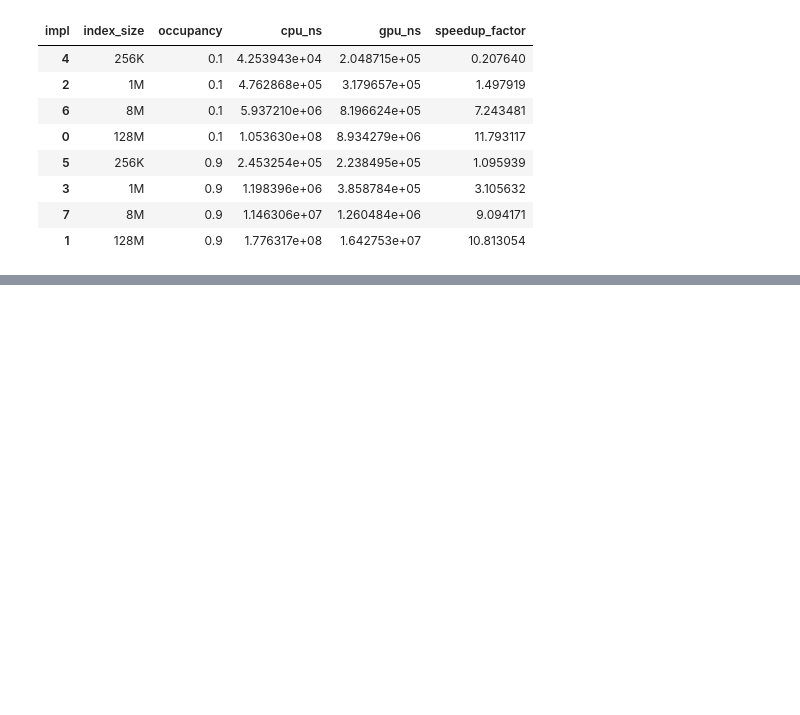
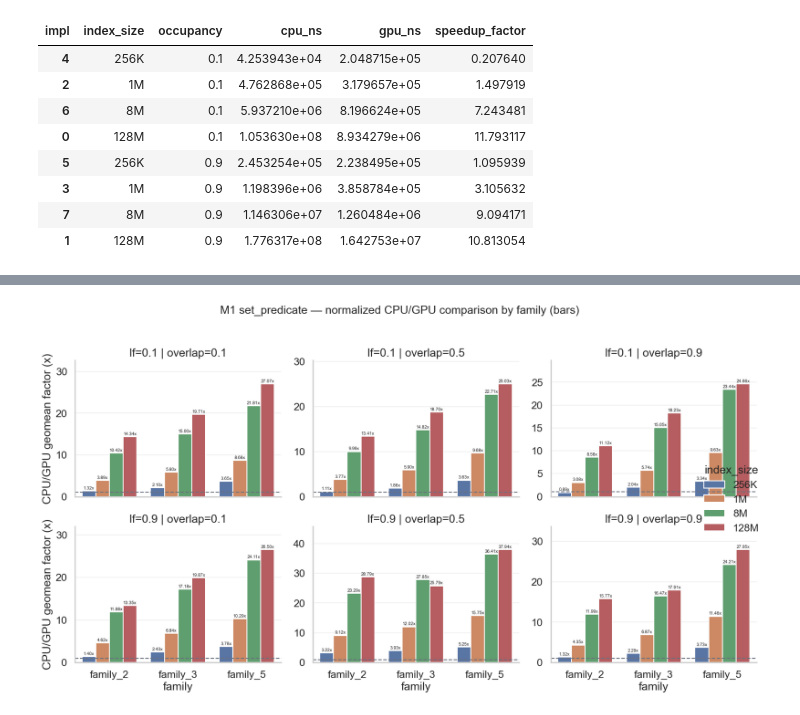
Before and after one commit to econic-ai/index-collection, a Jupyter notebook: radix/analysis/m1_radix+gpu.ipynb, the cells around one changed output, grey strips where cells are left out. Cells and saved outputs as stored; diff of their text form; code cells hidden in the pictures; blank space fills up the shorter version.

Commit message:
Latest in analysis

```diff
--- a/radix/analysis/m1_radix+gpu.ipynb
+++ b/radix/analysis/m1_radix+gpu.ipynb
@@ -1102,0 +1101,78 @@ for family, fam_preds in [
+# %%
+import numpy as np
+import seaborn as sns
+import matplotlib.pyplot as plt
+
+sns.set_theme(style="whitegrid", context="talk")
+
+family_order = ["family_2", "family_3", "family_5"]
+
+cmp = sp_latest[sp_latest["family"].isin(family_order)].copy()
+cmp["predicate"] = cmp["predicate"].astype(str)
+
+pvt = (
+    cmp.pivot_table(
+        index=["index_size", "occupancy", "overlap", "family", "predicate"],
+        columns="impl",
+        values="value",
+        aggfunc="first",
+    )
+    .reset_index()
+)
+
+pvt = pvt.dropna(subset=["radix_tree", "radix_tree_gpu"]).copy()
+pvt["speedup_factor"] = pvt["radix_tree"] / pvt["radix_tree_gpu"]
+
+agg = (
+    pvt.groupby(["index_size", "occupancy", "overlap", "family"], dropna=False)["speedup_factor"]
+    .apply(lambda s: float(np.exp(np.mean(np.log(s[s > 0])))) if (s > 0).any() else np.nan)
+    .reset_index(name="speedup_geomean")
+)
+
+agg["index_size"] = pd.Categorical(agg["index_size"], categories=size_order, ordered=True)
+agg["occupancy"] = pd.Categorical(agg["occupancy"], categories=occupancy_order, ordered=True)
+agg["overlap"] = pd.Categorical(agg["overlap"], categories=overlap_order, ordered=True)
+agg["family"] = pd.Categorical(agg["family"], categories=family_order, ordered=True)
+
+family_palette = {
+    "family_2": "#7a7a7a",
+    "family_3": "#b93b3b",
+    "family_5": "#8c1f1f",
+}
+
+g = sns.catplot(
+    data=agg.sort_values(["occupancy", "overlap", "index_size", "family"]),
+    kind="bar",
+    x="family",
+    y="speedup_geomean",
+    hue="index_size",
+    hue_order=size_order,
+    row="occupancy",
+    row_order=occupancy_order,
+    col="overlap",
+    col_order=overlap_order,
+    height=4.3,
+    aspect=1.15,
+    errorbar=None,
+    sharey=False,
+)
+
+for ax in g.axes.flat:
+    ax.axhline(1.0, linestyle="--", linewidth=1.5, color="#6b7280")
+    for container in ax.containers:
+        labels = [f"{v:.2f}x" if pd.notna(v) else "" for v in container.datavalues]
+        ax.bar_label(container, labels=labels, padding=1, fontsize=7)
+    y0, y1 = ax.get_ylim()
+    ax.set_ylim(0, y1 * 1.15)
+    ax.grid(True, axis="y", alpha=0.25)
+
+g.set_titles(row_template="lf={row_name}", col_template="overlap={col_name}")
+g.set_axis_labels("family", "CPU/GPU geomean factor (x)")
+if g._legend is not None:
+    g._legend.set_title("index_size")
+
+plt.suptitle("M1 set_predicate — normalized CPU/GPU comparison by family (bars)", y=1.02, fontsize=18)
+plt.tight_layout()
+plt.show()
+# %% [output]
+[figure, added]
```
Also changed, not shown: parts of 10 cells of this notebook, 24 other files.
